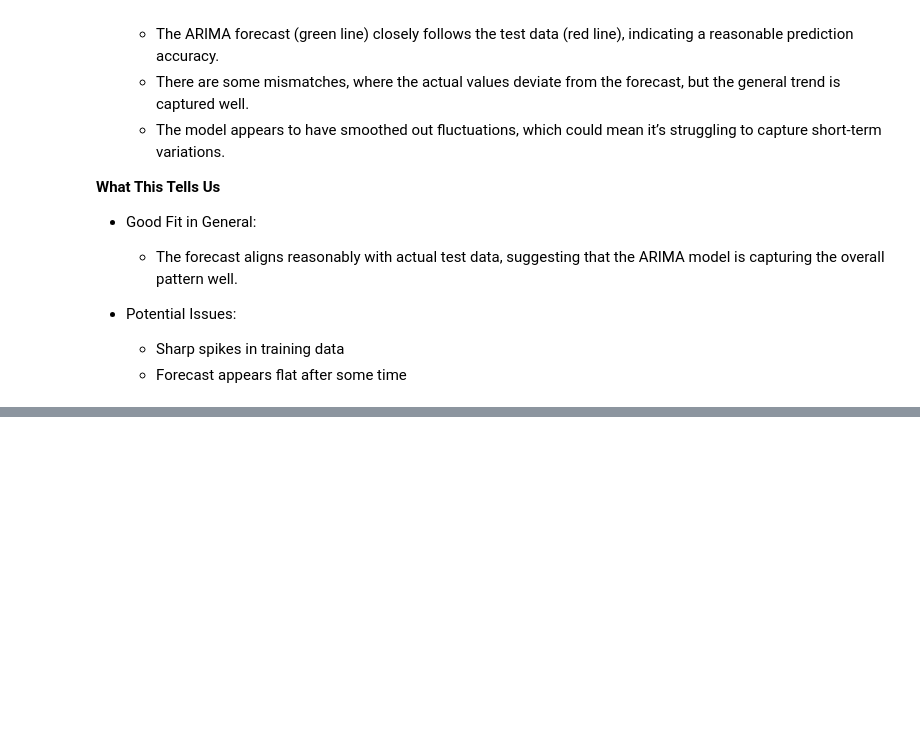
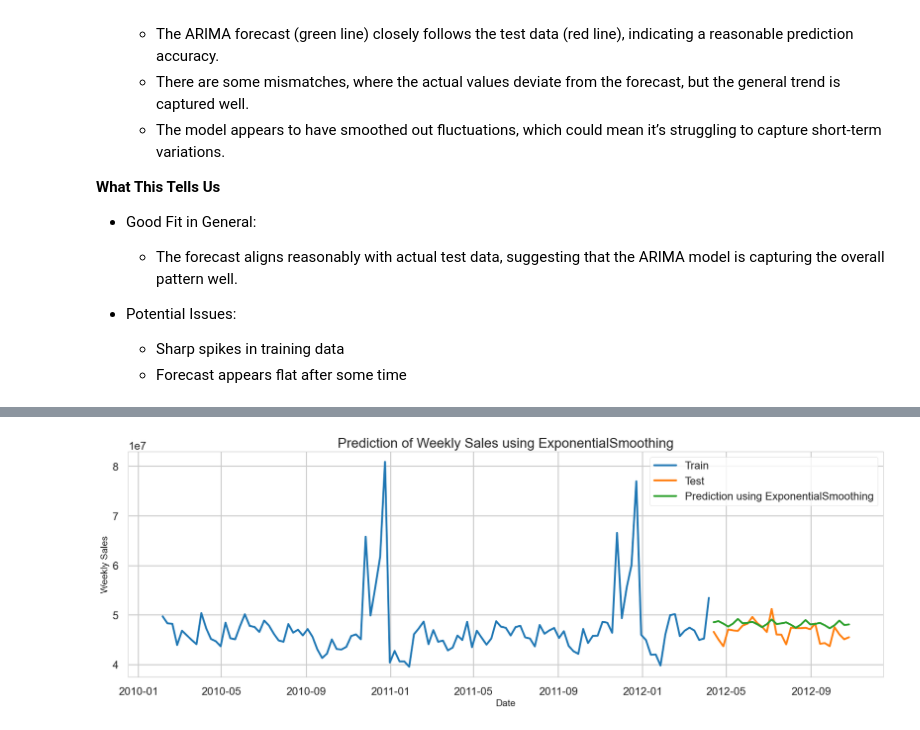
Before and after one commit to Day-hue/walmat, a Jupyter notebook: walmart.ipynb, the cells around one changed output, grey strips where cells are left out. Drawn from its saved outputs; the diff is of its cells as text; code cells hidden in the pictures; blank space fills up the shorter version.

```diff
--- a/walmart.ipynb
+++ b/walmart.ipynb
@@ -1520,18 +1537,20 @@ plt.show()
 # %%
-# from statsmodels.tsa.holtwinters import ExponentialSmoothing
+from statsmodels.tsa.holtwinters import ExponentialSmoothing
 
-# model_holt_winters = ExponentialSmoothing(train_data, seasonal_periods=20, seasonal='additive',
-#                                            trend='additive',damped=True).fit() #Taking additive trend and seasonality.
-# y_pred = model_holt_winters.forecast(len(test_data))# Predict the test data
+model_holt_winters = ExponentialSmoothing(train, seasonal_periods=7, seasonal='additive',
+                                           trend='additive',damped=True).fit() #Taking additive trend and seasonality.
+y_pred = model_holt_winters.forecast(len(test))# Predict the test data
 
-# #Visualize train, test and predicted data.
-# plt.figure(figsize=(20,6))
-# plt.title('Prediction of Weekly Sales using ExponentialSmoothing', fontsize=20)
-# plt.plot(train_data, label='Train')
-# plt.plot(test_data, label='Test')
-# plt.plot(y_pred, label='Prediction using ExponentialSmoothing')
-# plt.legend(loc='best')
-# plt.xlabel('Date', fontsize=14)
-# plt.ylabel('Weekly Sales', fontsize=14)
-# plt.show()
+#Visualize train, test and predicted data.
+plt.figure(figsize=(20,6))
+plt.title('Prediction of Weekly Sales using ExponentialSmoothing', fontsize=20)
+plt.plot(train, label='Train')
+plt.plot(test, label='Test')
+plt.plot(y_pred, label='Prediction using ExponentialSmoothing')
+plt.legend(loc='best')
+plt.xlabel('Date', fontsize=14)
+plt.ylabel('Weekly Sales', fontsize=14)
+plt.show()
+# %% [output]
+[figure, added]
 # %%
```
Also changed, not shown: parts of 27 cells of this notebook.
